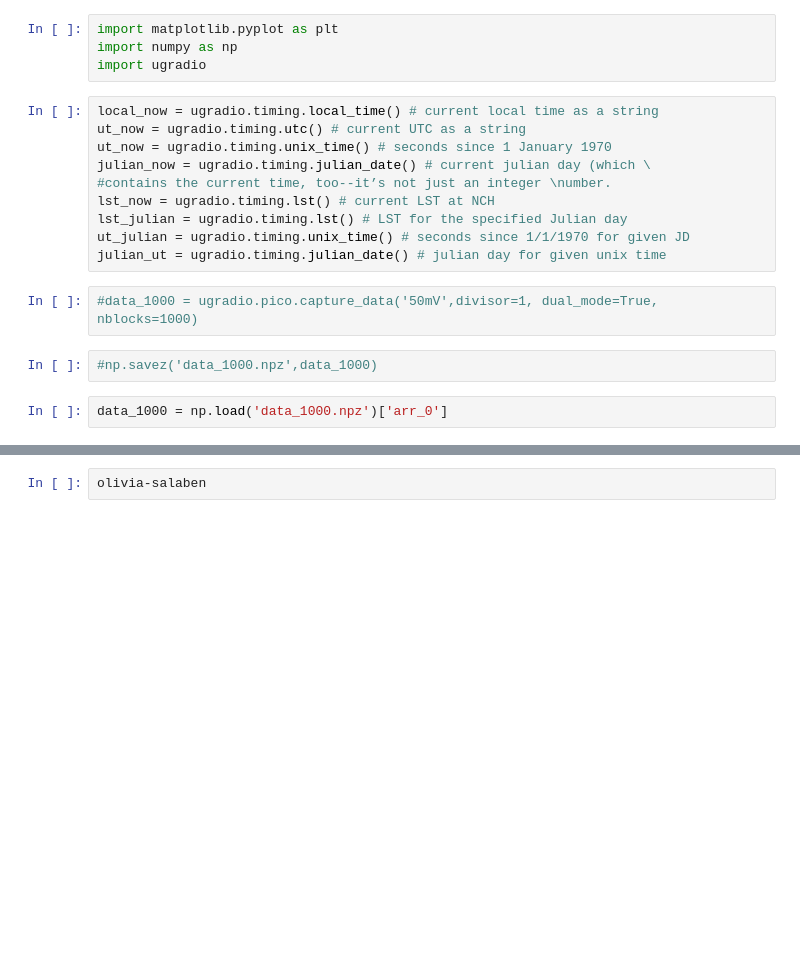
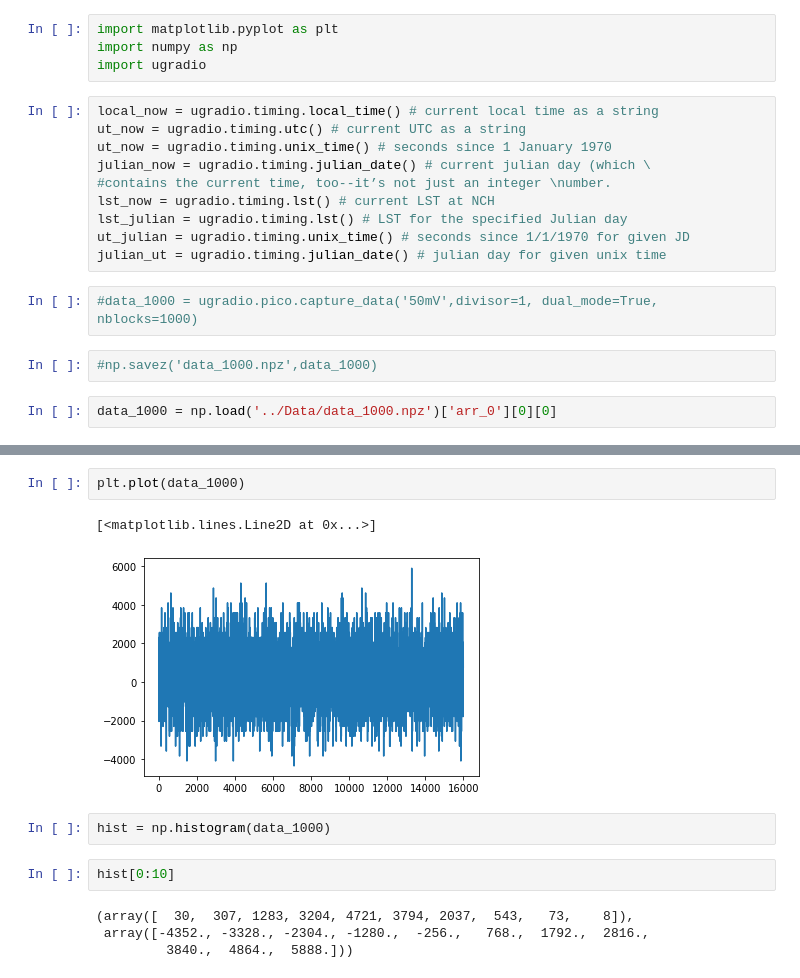
Before and after one commit to melrusso8/Radio-Group-Repo, a Jupyter notebook: LAB 2/Olivia/1000 data collection.ipynb, the cells around one changed output, grey strips where cells are left out. Drawn from its saved outputs; the diff is of its cells as text; blank space fills up the shorter version.

```diff
--- a/LAB 2/Olivia/1000 data collection.ipynb
+++ b/LAB 2/Olivia/1000 data collection.ipynb
@@ -17,4 +17,4 @@ julian_ut = ugradio.timing.julian_date() # julian day for given unix time
 # %%
 #np.savez('data_1000.npz',data_1000)
 # %%
-data_1000 = np.load('data_1000.npz')['arr_0']
+data_1000 = np.load('../Data/data_1000.npz')['arr_0'][0][0]
@@ -41,2 +21,13 @@ Username for 'https://github.com':
-# %%
-olivia-salaben
+# %%
+plt.plot(data_1000)
+# %% [output]
+[<matplotlib.lines.Line2D at 0x...>]
+[figure, added]
+# %%
+hist = np.histogram(data_1000)
+# %%
+hist[0:10]
+# %% [output]
+(array([  30,  307, 1283, 3204, 4721, 3794, 2037,  543,   73,    8]),
+ array([-4352., -3328., -2304., -1280.,  -256.,   768.,  1792.,  2816.,
+         3840.,  4864.,  5888.]))
```
Also changed, not shown: parts of 7 cells of this notebook.
